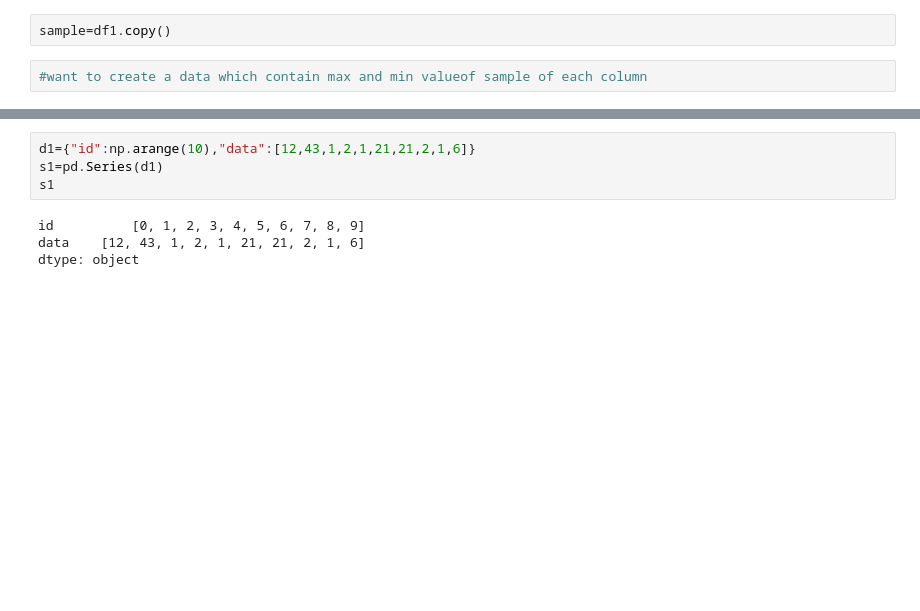
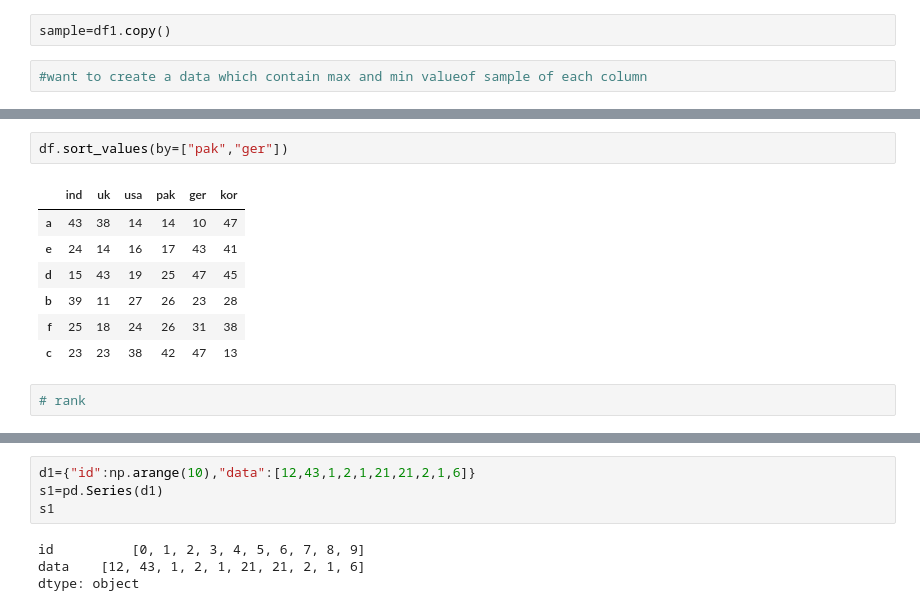
Before and after one commit to Nidhisha08/PYTHON, a Jupyter notebook: pandas.ipynb, the cells around one changed output, grey strips where cells are left out. Saved outputs shown, nothing was run; the diff lists cells and outputs as text; blank space fills up the shorter version.

```diff
--- a/pandas.ipynb
+++ b/pandas.ipynb
@@ -755,0 +851,12 @@ ValueError: Shape of passed values is (2, 1), indices imply (2, 2)
+# %%
+df.sort_values(by=["pak","ger"])
+# %% [output]
+|  | ind | uk | usa | pak | ger | kor |
+| a | 43 | 38 | 14 | 14 | 10 | 47 |
+| e | 24 | 14 | 16 | 17 | 43 | 41 |
+| d | 15 | 43 | 19 | 25 | 47 | 45 |
+| b | 39 | 11 | 27 | 26 | 23 | 28 |
+| f | 25 | 18 | 24 | 26 | 31 | 38 |
+| c | 23 | 23 | 38 | 42 | 47 | 13 |
+# %%
+# rank
```
Also changed, not shown: parts of 50 cells of this notebook.
